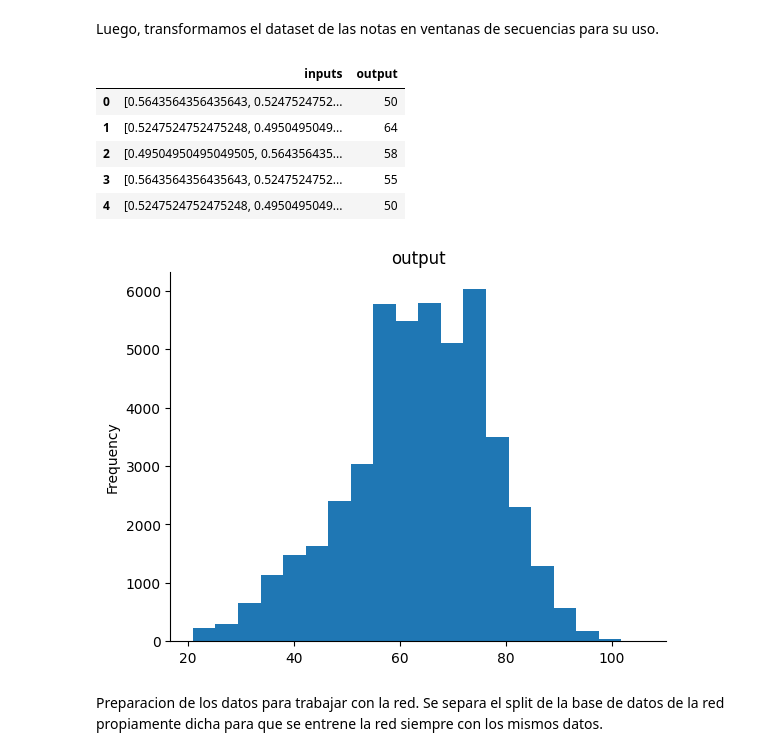
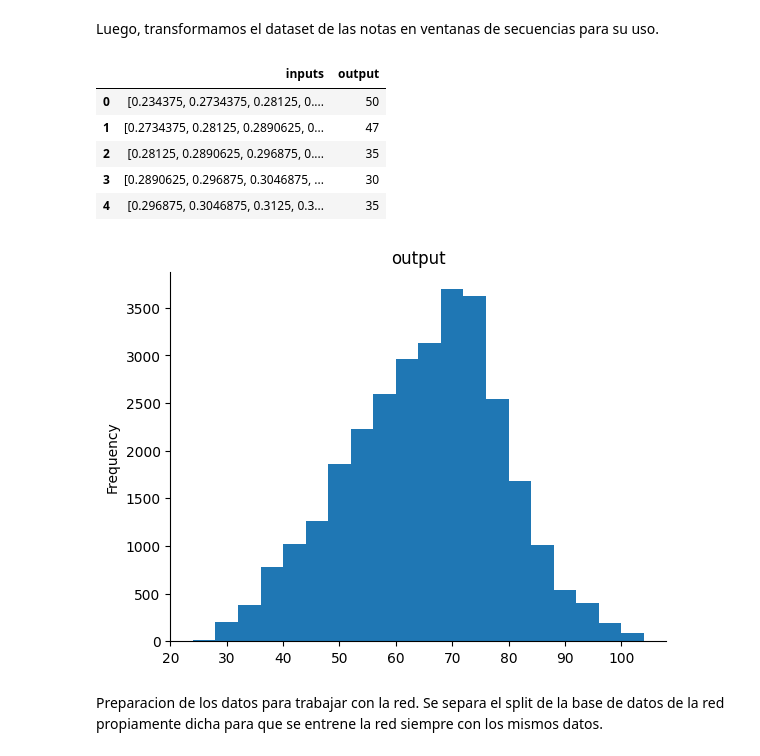
Before and after one commit to solalcaraz/TP-MATEIII-RN, a Jupyter notebook: TP_Mate_RNN.ipynb, the cells around one changed output. Cells and saved outputs as stored; diff of their text form; code cells hidden in the pictures.

```diff
--- a/TP_Mate_RNN.ipynb
+++ b/TP_Mate_RNN.ipynb
@@ -144,33 +126,33 @@ Luego, transformamos el dataset de las notas en ventanas de secuencias para su u
 # %%
 def ventanizar(dataset, tam_ventana, alfabeto_notas = 128,) -> tf.data.Dataset:
   tam_ventana = tam_ventana + 1
 
   windows = dataset.window(tam_ventana, shift=1, stride=1, drop_remainder=True)
   flatten = lambda x: x.batch(tam_ventana, drop_remainder=True)
   sequences = windows.flat_map(flatten)
 
   # Normalize tono de las notas
   def normalizar_tono(x):
-    x = x/tam_ventana
+    x = x/alfabeto_notas
     return x
 
   # Partimos los indices
   def partir_indices(sequences):
     inputs = sequences[:-1]
     outputs_dense = sequences[-1]
     return normalizar_tono(inputs), outputs_dense
   return sequences.map(partir_indices,num_parallel_calls=tf.data.AUTOTUNE)
 
 ventanitas = ventanizar(dataset_nota, 100)
 dataset_pandas = pd.DataFrame(list(ventanitas.as_numpy_iterator()), columns=['inputs','output'])
 dataset_pandas.head()
 # %% [output]
 |  | inputs | output |
-| 0 | [0.5643564356435643, 0.5247524752... | 50 |
-| 1 | [0.5247524752475248, 0.4950495049... | 64 |
-| 2 | [0.49504950495049505, 0.564356435... | 58 |
-| 3 | [0.5643564356435643, 0.5247524752... | 55 |
-| 4 | [0.5247524752475248, 0.4950495049... | 50 |
+| 0 | [0.234375, 0.2734375, 0.28125, 0.... | 50 |
+| 1 | [0.2734375, 0.28125, 0.2890625, 0... | 47 |
+| 2 | [0.28125, 0.2890625, 0.296875, 0.... | 35 |
+| 3 | [0.2890625, 0.296875, 0.3046875, ... | 30 |
+| 4 | [0.296875, 0.3046875, 0.3125, 0.3... | 35 |
 # %%
 # @title output
 
@@ -178,7 +160,7 @@ from matplotlib import pyplot as plt
 dataset_pandas['output'].plot(kind='hist', bins=20, title='output')
 plt.gca().spines[['top', 'right',]].set_visible(False)
 # %% [output]
-[figure, old version]
+[figure, new version]
 # %% [markdown]
 Preparacion de los datos para trabajar con la red. Se separa el split de la base de datos de la red propiamente dicha para que se entrene la red siempre con los mismos datos.
 # %%
```
Also changed, not shown: parts of 6 cells of this notebook.
